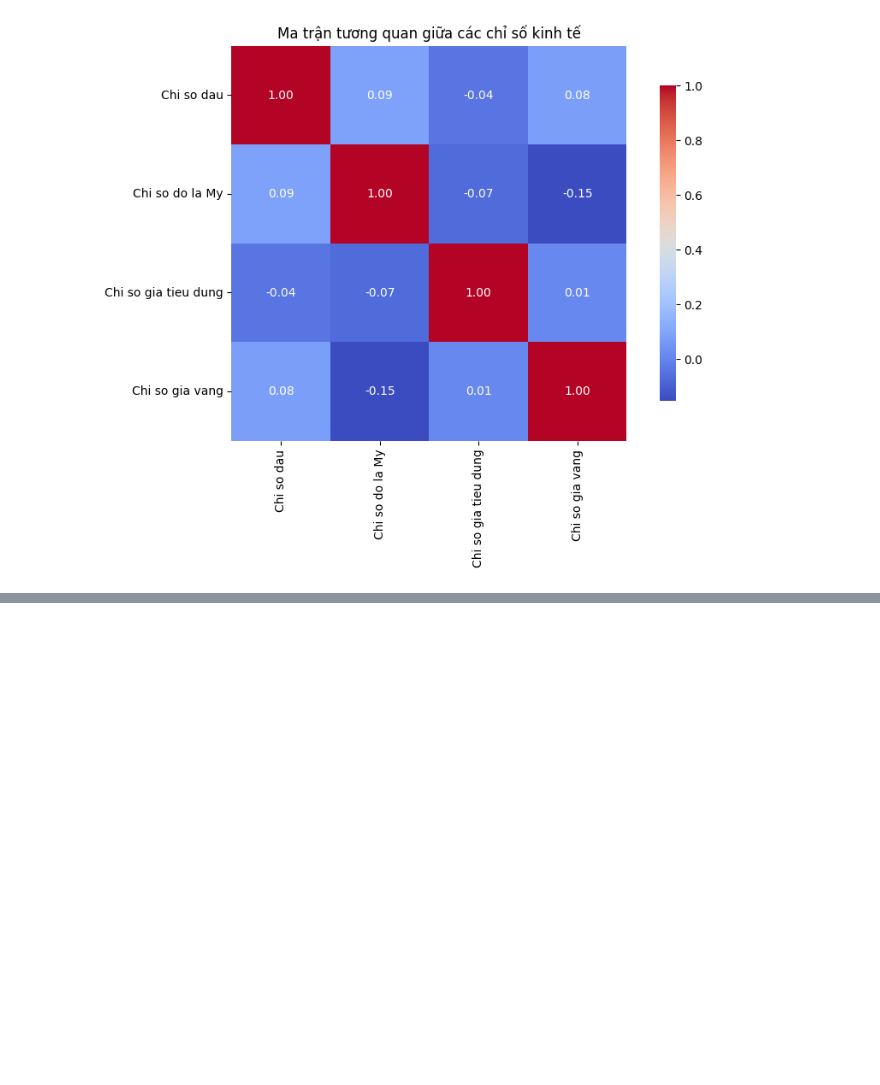
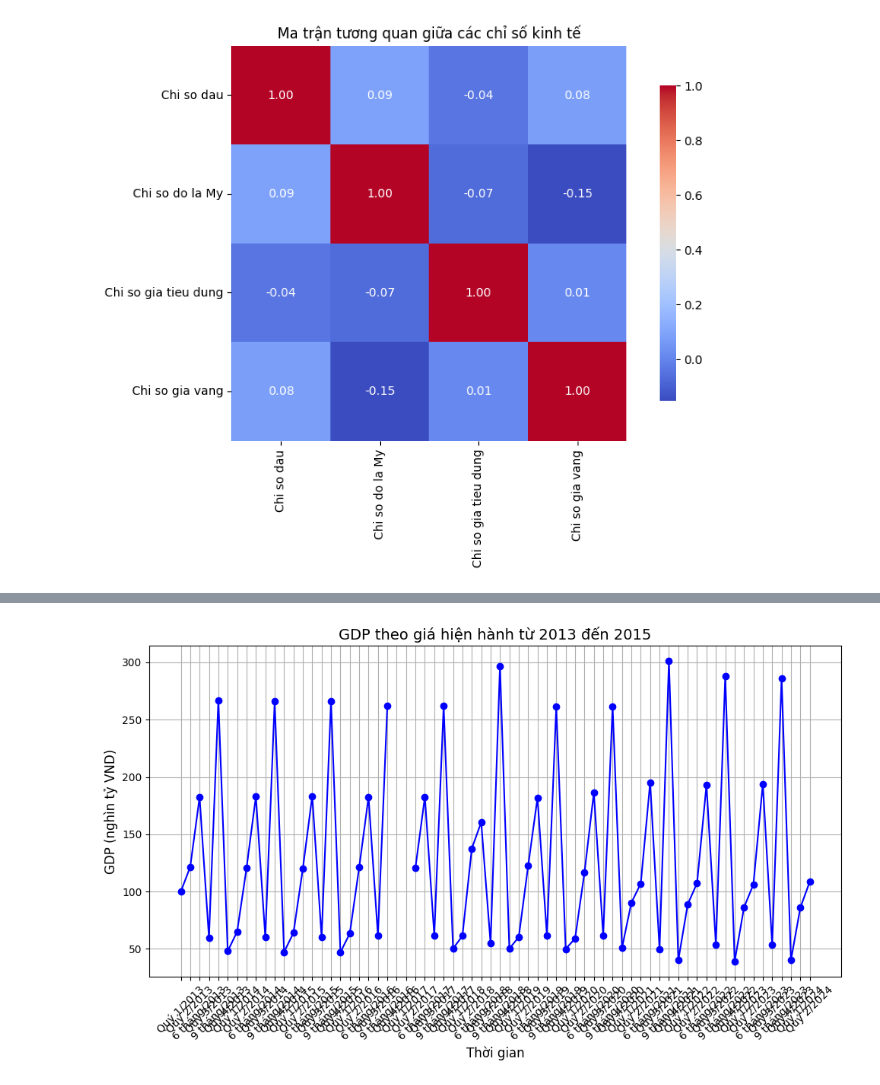
Before and after one commit to CPhong12/VN-Index, a Jupyter notebook: Project/Data preprocessing/Visualize/Vi_mo_visualize.ipynb, the cells around one changed output, grey strips where cells are left out. Drawn from its saved outputs; the diff is of its cells as text; code cells hidden in the pictures; blank space fills up the shorter version.

```diff
--- a/Project/Data preprocessing/Visualize/Vi_mo_visualize.ipynb
+++ b/Project/Data preprocessing/Visualize/Vi_mo_visualize.ipynb
@@ -57,0 +60,2 @@ plt.show()
+# %%
+df_GDP = pd.read_csv(r'C:\Code\VN-Index\Project\Data preprocessing\Data\Data_preprocessing\GDP(%).csv')
@@ -57,0 +71,14 @@ plt.show()
+# %%
+plt.figure(figsize=(10, 6))
+plt.plot(df_GDP['Date'], df_GDP['Value'], marker='o', linestyle='-', color='b')
+
+plt.title('GDP theo giá hiện hành từ 2013 đến 2015', fontsize=14)
+plt.xlabel('Thời gian', fontsize=12)
+plt.ylabel('GDP (nghìn tỷ VND)', fontsize=12)
+plt.xticks(rotation=45)
+plt.grid(True)
+
+plt.tight_layout()
+plt.show()
+# %% [output]
+[figure, added]
```
Also changed, not shown: parts of 2 cells of this notebook, 5 other files.
